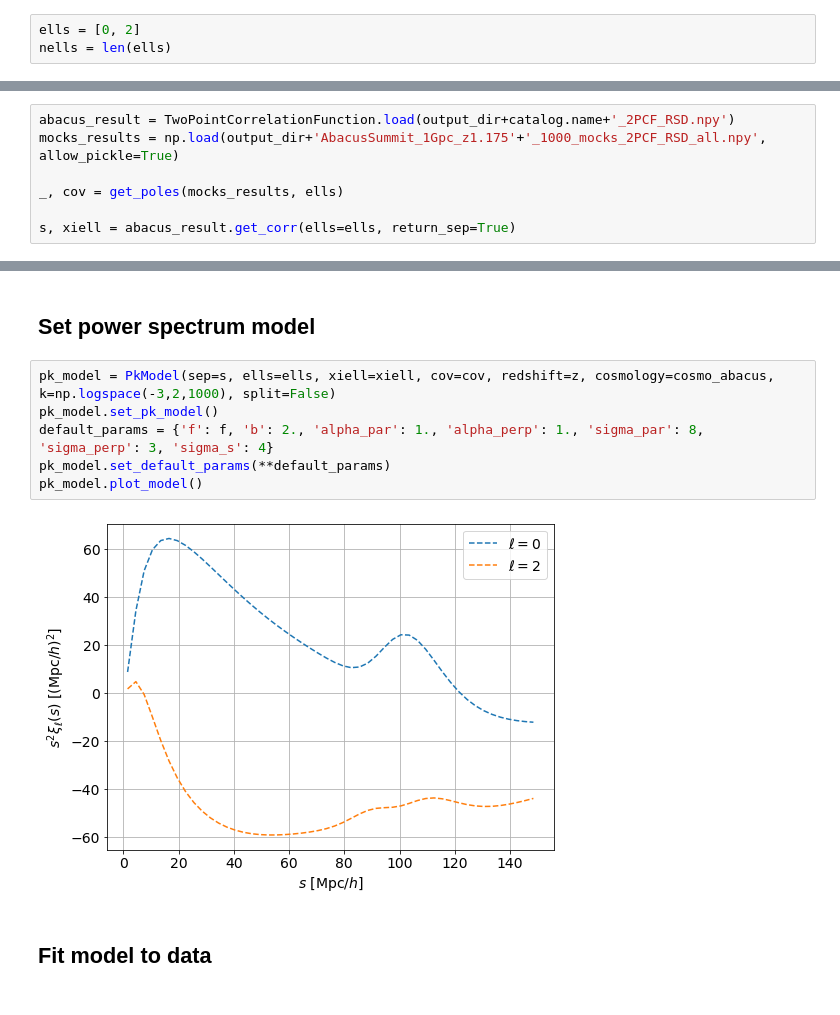
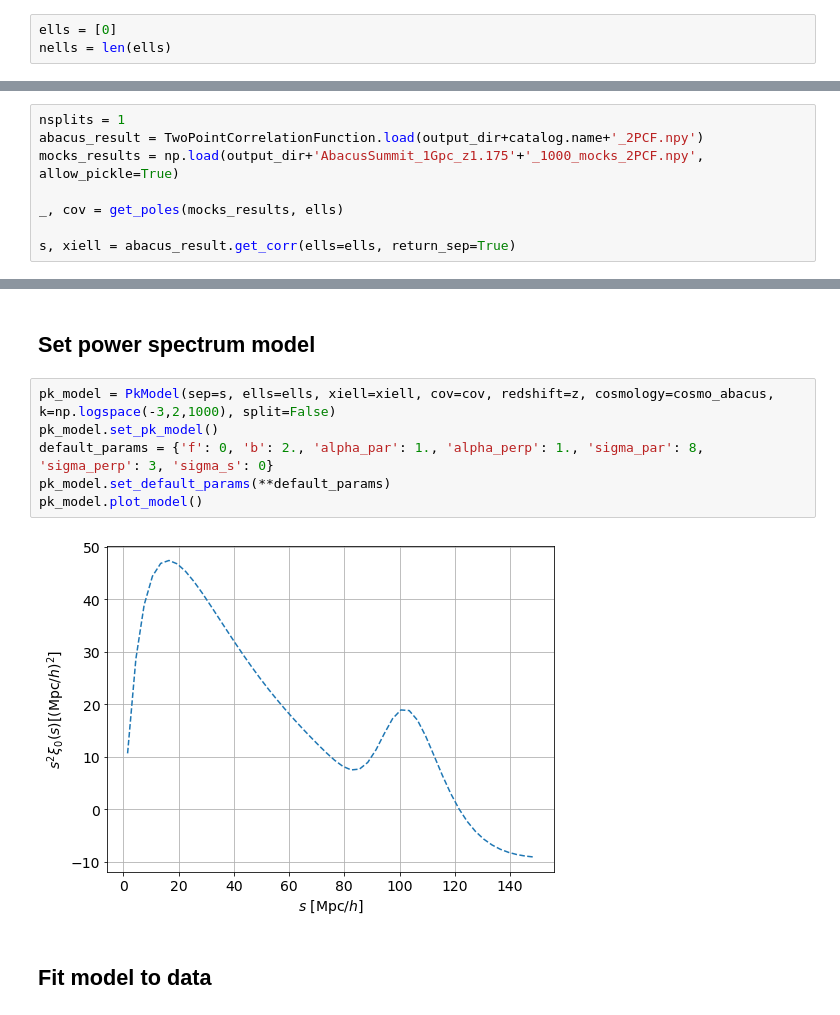
Before and after one commit to mathildepinon/densitysplit, a Jupyter notebook: nb/BAO_fit.ipynb, the cells around one changed output, grey strips where cells are left out. Saved outputs shown, nothing was run; the diff lists cells and outputs as text.

```diff
--- a/nb/BAO_fit.ipynb
+++ b/nb/BAO_fit.ipynb
@@ -47,7 +47,7 @@ f = bg.Omega_m(z)**0.55
 # %% [markdown]
 ## Load correlation function poles
 # %%
-ells = [0, 2]
+ells = [0]
 nells = len(ells)
 # %% [markdown]
 ### Density split
@@ -67,8 +67,9 @@ cov = extract_subcovmatrix(s, split_cov, ells, nsplits, split_extract=split)
 # %% [markdown]
 ### 2PCF
 # %%
-abacus_result = TwoPointCorrelationFunction.load(output_dir+catalog.name+'_2PCF_RSD.npy')
-mocks_results = np.load(output_dir+'AbacusSummit_1Gpc_z1.175'+'_1000_mocks_2PCF_RSD_all.npy', allow_pickle=True)
+nsplits = 1
+abacus_result = TwoPointCorrelationFunction.load(output_dir+catalog.name+'_2PCF.npy')
+mocks_results = np.load(output_dir+'AbacusSummit_1Gpc_z1.175'+'_1000_mocks_2PCF.npy', allow_pickle=True)
 
 _, cov = get_poles(mocks_results, ells)
 
@@ -90,11 +91,11 @@ cov *= hartlap
 # %%
 pk_model = PkModel(sep=s, ells=ells, xiell=xiell, cov=cov, redshift=z, cosmology=cosmo_abacus, k=np.logspace(-3,2,1000), split=False)
 pk_model.set_pk_model()
-default_params = {'f': f, 'b': 2., 'alpha_par': 1., 'alpha_perp': 1., 'sigma_par': 8, 'sigma_perp': 3, 'sigma_s': 4}
+default_params = {'f': 0, 'b': 2., 'alpha_par': 1., 'alpha_perp': 1., 'sigma_par': 8, 'sigma_perp': 3, 'sigma_s': 0}
 pk_model.set_default_params(**default_params)
 pk_model.plot_model()
 # %% [output]
-[figure, old version]
+[figure, new version]
 # %% [markdown]
 ## Fit model to data
 # %%
```
Also changed, not shown: parts of 10 cells of this notebook, 9 other files.
